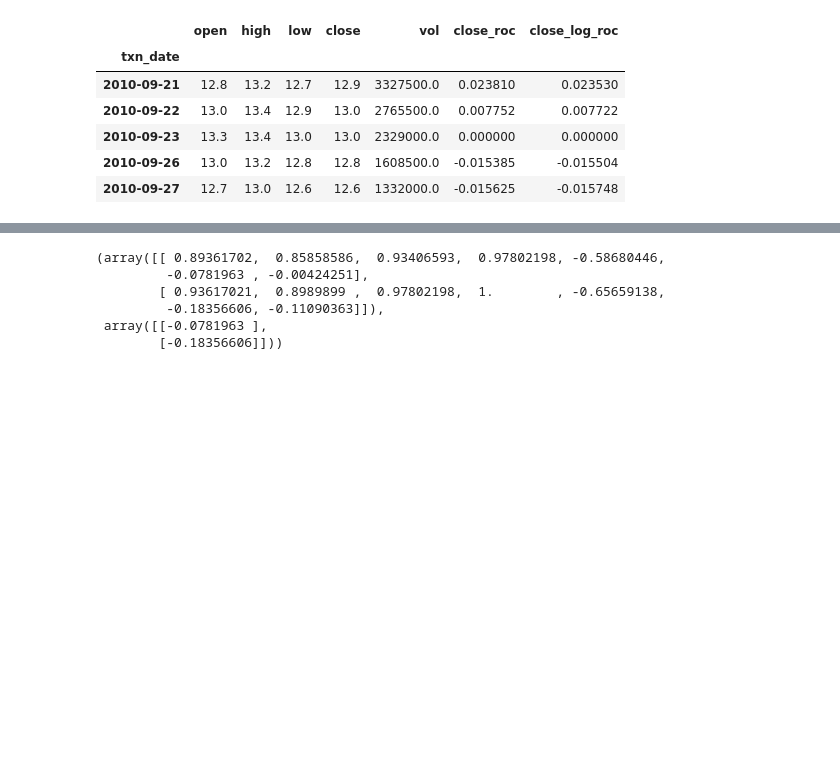
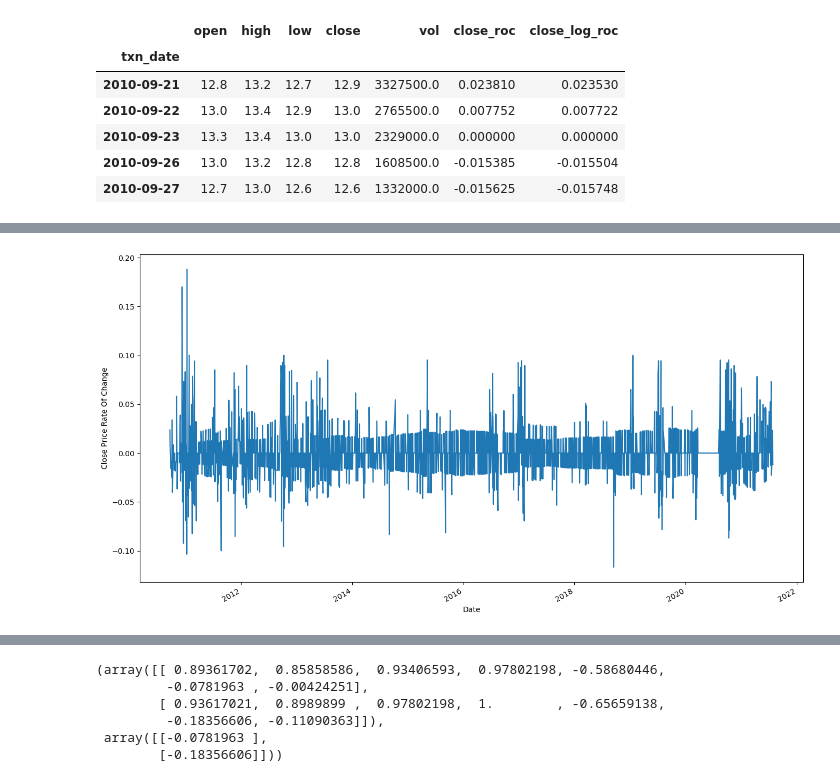
Before and after one commit to Mashfiqur-Rahman/stock-market-analysis-using-ml, a Jupyter notebook: notebooks/Deep Learning Algorithms.ipynb, the cells around one changed output, grey strips where cells are left out. Cells and saved outputs as stored; diff of their text form; code cells hidden in the pictures; blank space fills up the shorter version.

```diff
--- a/notebooks/Deep Learning Algorithms.ipynb
+++ b/notebooks/Deep Learning Algorithms.ipynb
@@ -49,0 +98,7 @@ data.head()
+# %%
+data['close_roc'].plot()
+plt.xlabel('Date')
+plt.ylabel('Close Price Rate Of Change')
+plt.show()
+# %% [output]
+[figure, added]
```
Also changed, not shown: parts of 20 cells of this notebook.
